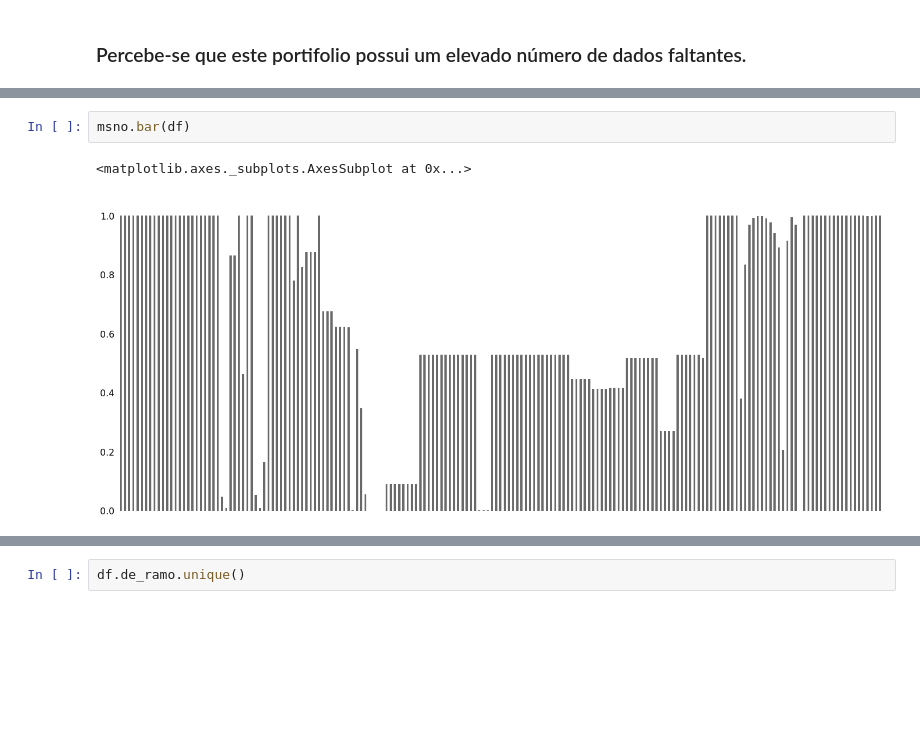
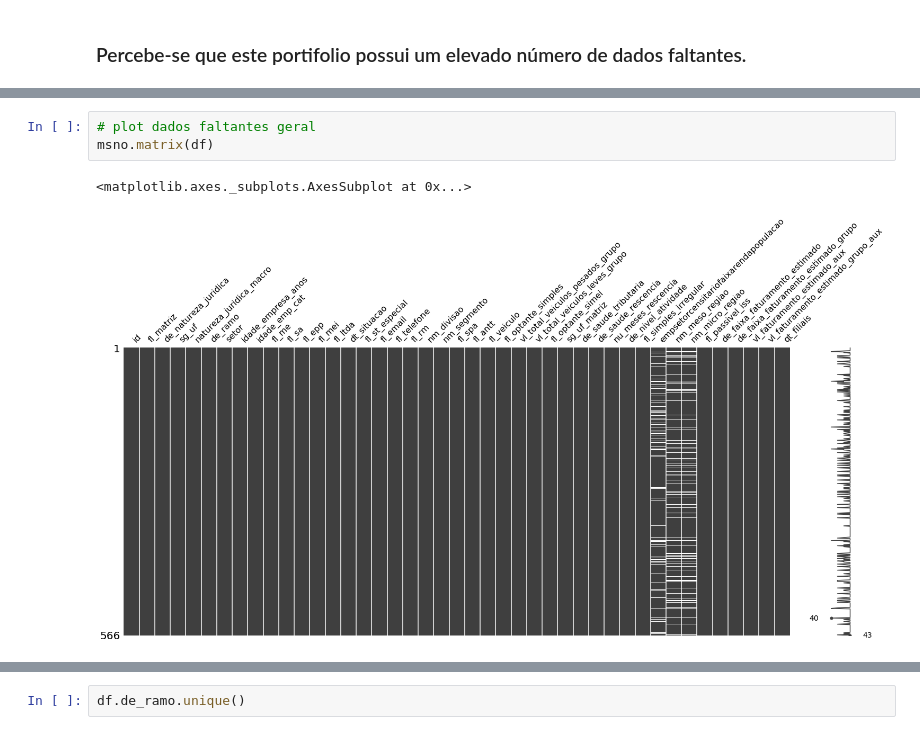
Before and after one commit to codenation-dev/squad-2-ad-xp-data-science-1, a Jupyter notebook: mts/EdaPort2.ipynb, the cells around one changed output, grey strips where cells are left out. Cells and saved outputs as stored; diff of their text form; blank space fills up the shorter version.

```diff
--- a/mts/EdaPort2.ipynb
+++ b/mts/EdaPort2.ipynb
@@ -49,5 +73,6 @@ msno.matrix(df.sample(250))
-# %%
-msno.bar(df)
-# %% [output]
-<matplotlib.axes._subplots.AxesSubplot at 0x...>
-[figure, removed]
+# %%
+# plot dados faltantes geral
+msno.matrix(df)
+# %% [output]
+<matplotlib.axes._subplots.AxesSubplot at 0x...>
+[figure, added]
```
Also changed, not shown: parts of 42 cells of this notebook, 2 other files.
